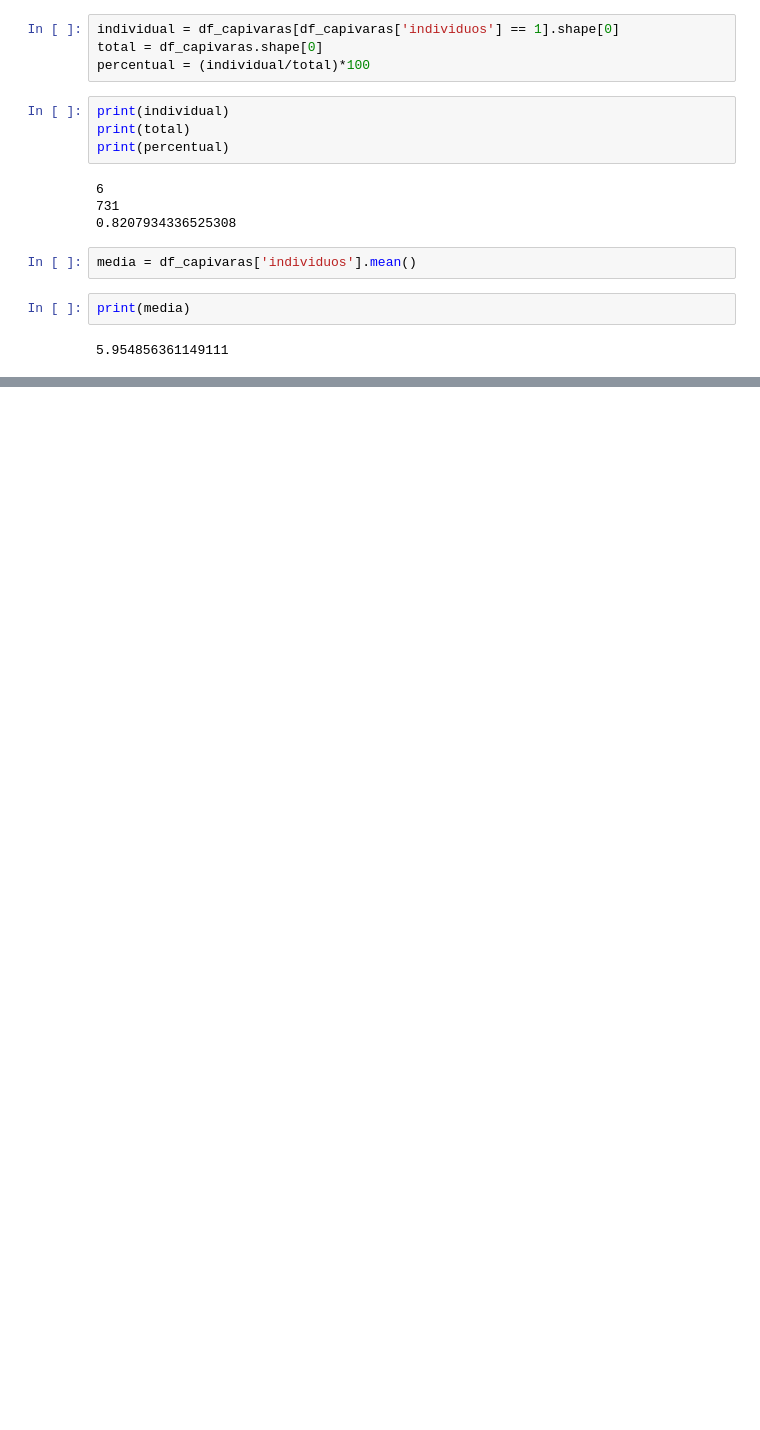
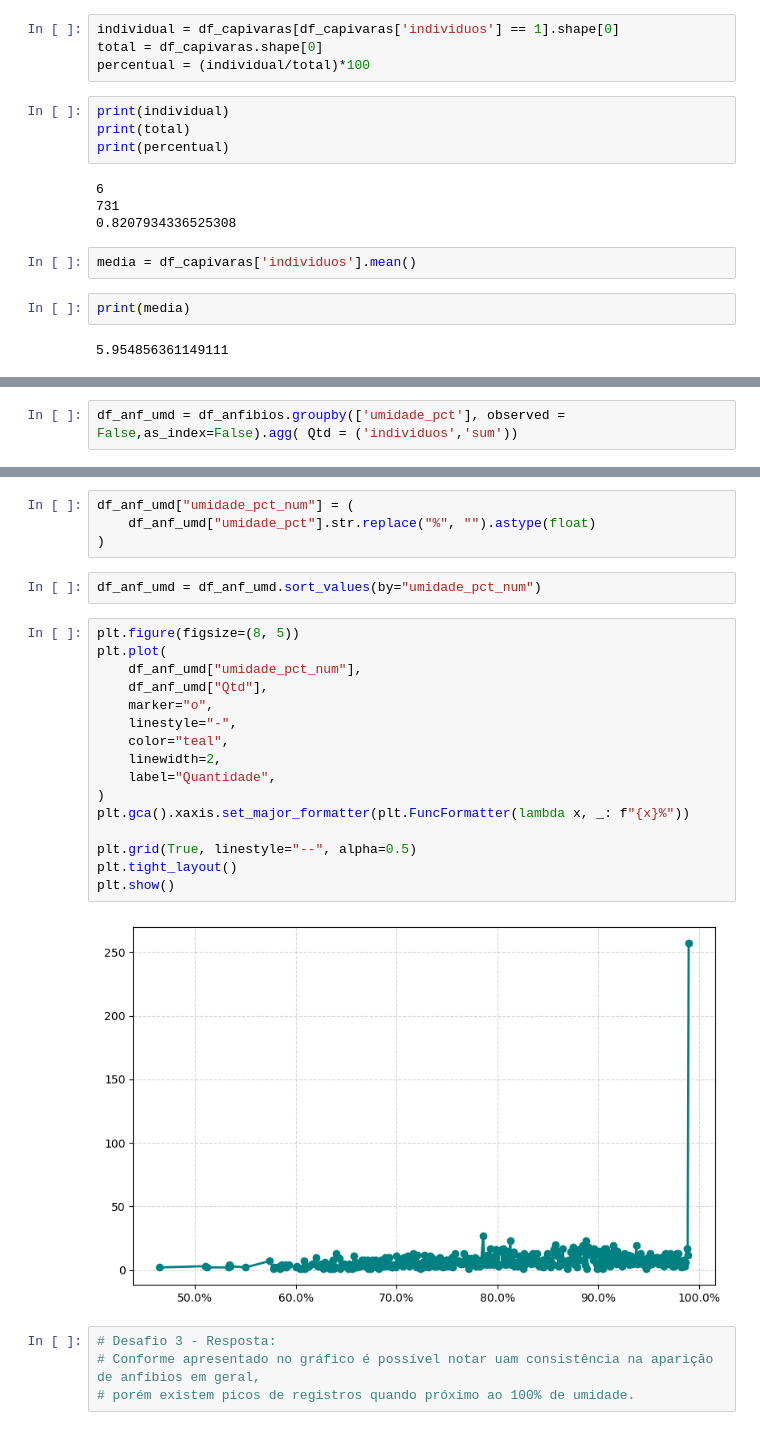
Before and after one commit to ufnovaes/Checkpoint-01, a Jupyter notebook: Checkpoint01.ipynb, the cells around one changed output, grey strips where cells are left out. Cells and saved outputs as stored; diff of their text form; blank space fills up the shorter version.

```diff
--- a/Checkpoint01.ipynb
+++ b/Checkpoint01.ipynb
@@ -65,0 +211,2 @@ print(media)
+# %%
+df_anf_umd = df_anfibios.groupby(['umidade_pct'], observed = False,as_index=False).agg( Qtd = ('individuos','sum'))
@@ -65,0 +222,28 @@ print(media)
+# %%
+df_anf_umd["umidade_pct_num"] = (
+    df_anf_umd["umidade_pct"].str.replace("%", "").astype(float)
+)
+# %%
+df_anf_umd = df_anf_umd.sort_values(by="umidade_pct_num")
+# %%
+plt.figure(figsize=(8, 5))
+plt.plot(
+    df_anf_umd["umidade_pct_num"],
+    df_anf_umd["Qtd"],
+    marker="o",
+    linestyle="-",
+    color="teal",
+    linewidth=2,
+    label="Quantidade",
+)
+plt.gca().xaxis.set_major_formatter(plt.FuncFormatter(lambda x, _: f"{x}%"))
+
+plt.grid(True, linestyle="--", alpha=0.5)
+plt.tight_layout()
+plt.show()
+# %% [output]
+[figure, added]
+# %%
+# Desafio 3 - Resposta:
+# Conforme apresentado no gráfico é possível notar uam consistência na aparição de anfíbios em geral,
+# porém existem picos de registros quando próximo ao 100% de umidade.
```
Also changed, not shown: parts of 30 cells of this notebook.
